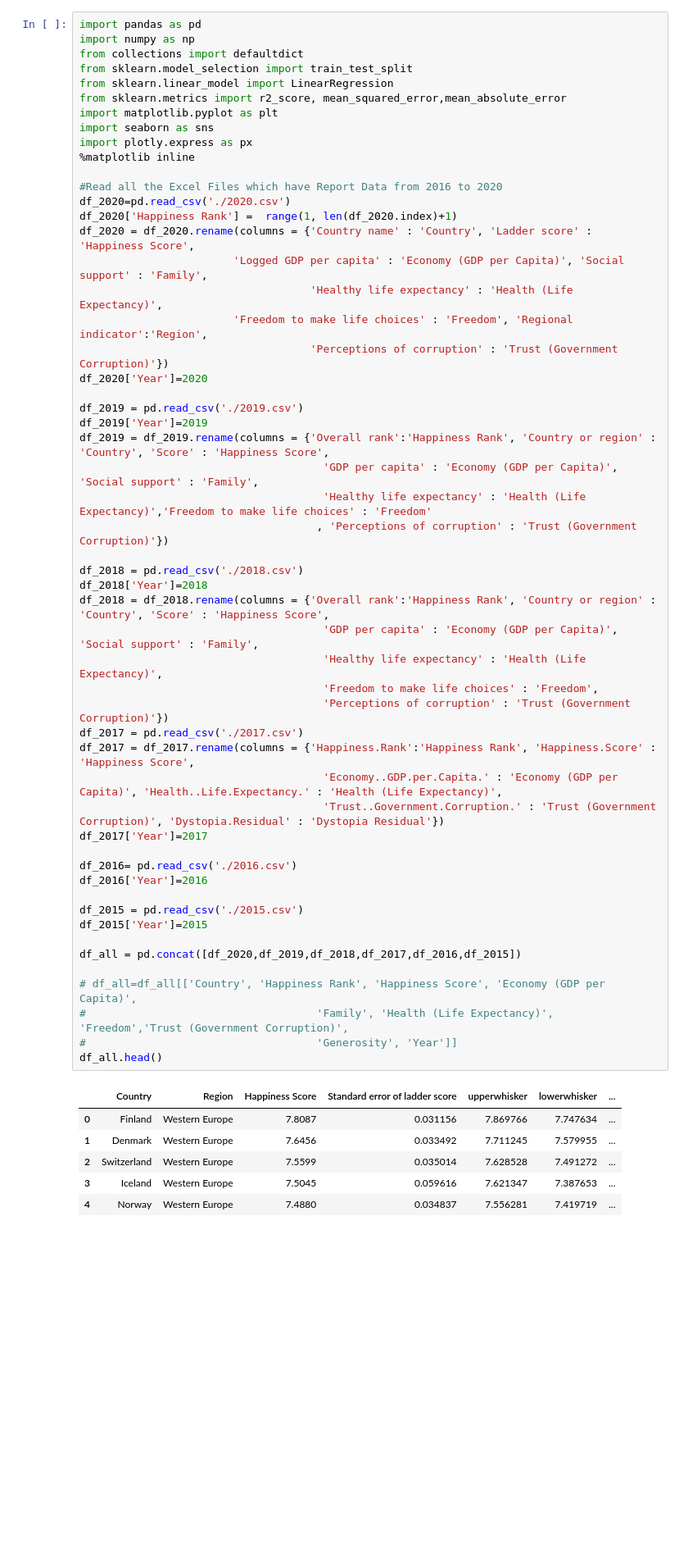
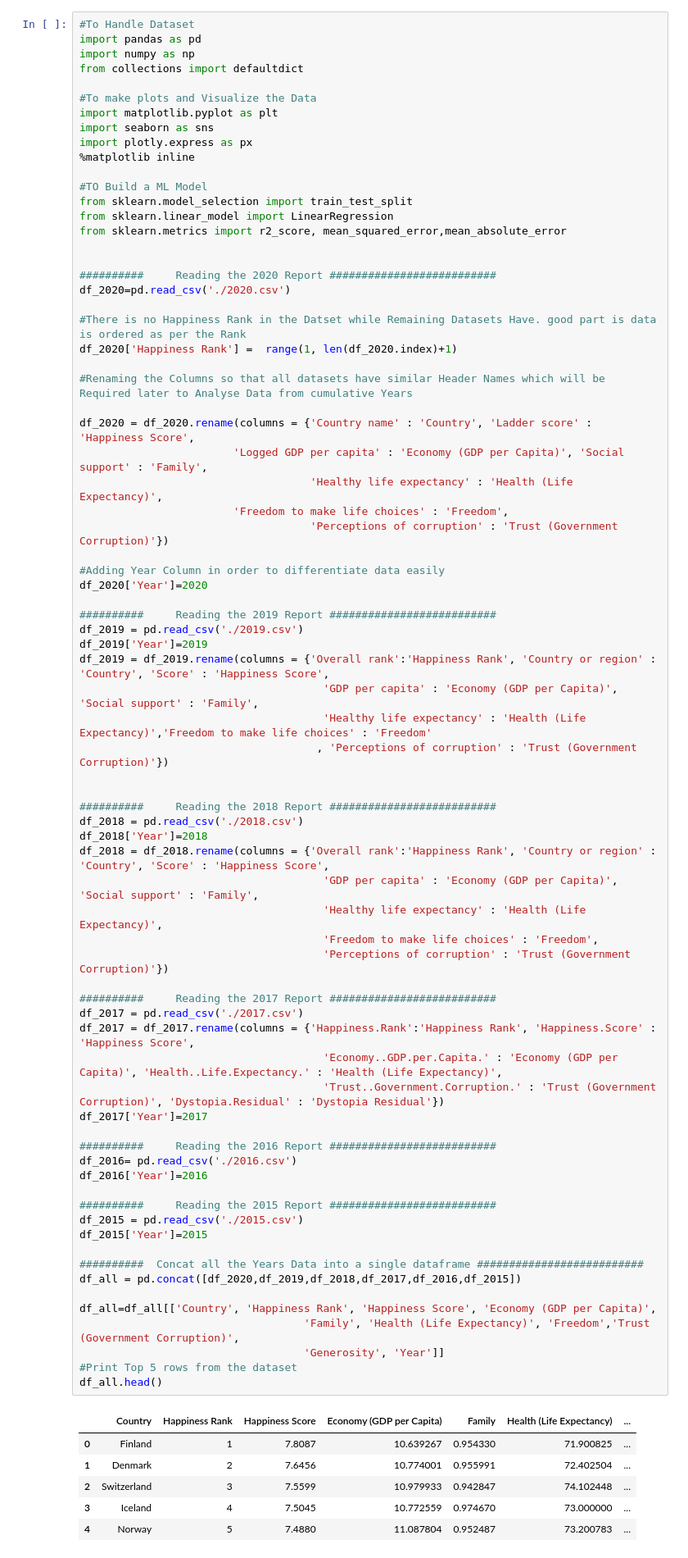
Before and after one commit to sunkusowmyasree/World-Happiness-Report, a Jupyter notebook: Trust in Government.ipynb, the cells around one changed output. Shown at 82% size. Drawn from its saved outputs; the diff is of its cells as text; blank space fills up the shorter version.

```diff
--- a/Trust in Government.ipynb
+++ b/Trust in Government.ipynb
@@ -1,61 +1,83 @@
 # %%
+#To Handle Dataset
 import pandas as pd
 import numpy as np
 from collections import defaultdict
-from sklearn.model_selection import train_test_split
-from sklearn.linear_model import LinearRegression
-from sklearn.metrics import r2_score, mean_squared_error,mean_absolute_error
+
+#To make plots and Visualize the Data
 import matplotlib.pyplot as plt
 import seaborn as sns
 import plotly.express as px
 %matplotlib inline
 
-#Read all the Excel Files which have Report Data from 2016 to 2020
+#TO Build a ML Model
+from sklearn.model_selection import train_test_split
+from sklearn.linear_model import LinearRegression
+from sklearn.metrics import r2_score, mean_squared_error,mean_absolute_error
+
+
+##########     Reading the 2020 Report ##########################
 df_2020=pd.read_csv('./2020.csv')
+
+#There is no Happiness Rank in the Datset while Remaining Datasets Have. good part is data is ordered as per the Rank
 df_2020['Happiness Rank'] =  range(1, len(df_2020.index)+1)
+
+#Renaming the Columns so that all datasets have similar Header Names which will be Required later to Analyse Data from cumulative Years
+
 df_2020 = df_2020.rename(columns = {'Country name' : 'Country', 'Ladder score' : 'Happiness Score',
                         'Logged GDP per capita' : 'Economy (GDP per Capita)', 'Social support' : 'Family',
                                     'Healthy life expectancy' : 'Health (Life Expectancy)',
-                        'Freedom to make life choices' : 'Freedom', 'Regional indicator':'Region',
+                        'Freedom to make life choices' : 'Freedom',
                                     'Perceptions of corruption' : 'Trust (Government Corruption)'})
+
+#Adding Year Column in order to differentiate data easily
 df_2020['Year']=2020
 
+##########     Reading the 2019 Report ##########################
 df_2019 = pd.read_csv('./2019.csv')
 df_2019['Year']=2019
 df_2019 = df_2019.rename(columns = {'Overall rank':'Happiness Rank', 'Country or region' : 'Country', 'Score' : 'Happiness Score',
                                       'GDP per capita' : 'Economy (GDP per Capita)', 'Social support' : 'Family',
                                       'Healthy life expectancy' : 'Health (Life Expectancy)','Freedom to make life choices' : 'Freedom'
                                      , 'Perceptions of corruption' : 'Trust (Government Corruption)'})
 
+
+##########     Reading the 2018 Report ##########################
 df_2018 = pd.read_csv('./2018.csv')
 df_2018['Year']=2018
 df_2018 = df_2018.rename(columns = {'Overall rank':'Happiness Rank', 'Country or region' : 'Country', 'Score' : 'Happiness Score',
                                       'GDP per capita' : 'Economy (GDP per Capita)', 'Social support' : 'Family',
                                       'Healthy life expectancy' : 'Health (Life Expectancy)',
                                       'Freedom to make life choices' : 'Freedom',
                                       'Perceptions of corruption' : 'Trust (Government Corruption)'})
+
+##########     Reading the 2017 Report ##########################
 df_2017 = pd.read_csv('./2017.csv')
 df_2017 = df_2017.rename(columns = {'Happiness.Rank':'Happiness Rank', 'Happiness.Score' : 'Happiness Score',
                                       'Economy..GDP.per.Capita.' : 'Economy (GDP per Capita)', 'Health..Life.Expectancy.' : 'Health (Life Expectancy)',
                                       'Trust..Government.Corruption.' : 'Trust (Government Corruption)', 'Dystopia.Residual' : 'Dystopia Residual'})
 df_2017['Year']=2017
 
+##########     Reading the 2016 Report ##########################
 df_2016= pd.read_csv('./2016.csv')
 df_2016['Year']=2016
 
+##########     Reading the 2015 Report ##########################
 df_2015 = pd.read_csv('./2015.csv')
 df_2015['Year']=2015
 
+##########  Concat all the Years Data into a single dataframe ##########################
 df_all = pd.concat([df_2020,df_2019,df_2018,df_2017,df_2016,df_2015])
 
-# df_all=df_all[['Country', 'Happiness Rank', 'Happiness Score', 'Economy (GDP per Capita)',
-#                                    'Family', 'Health (Life Expectancy)', 'Freedom','Trust (Government Corruption)',
-#                                    'Generosity', 'Year']]
+df_all=df_all[['Country', 'Happiness Rank', 'Happiness Score', 'Economy (GDP per Capita)',
+                                   'Family', 'Health (Life Expectancy)', 'Freedom','Trust (Government Corruption)',
+                                   'Generosity', 'Year']]
+#Print Top 5 rows from the dataset
 df_all.head()
 # %% [output]
-|  | Country | Region | Happiness Score | Standard error of ladder score | upperwhisker | lowerwhisker | ... |
-| 0 | Finland | Western Europe | 7.8087 | 0.031156 | 7.869766 | 7.747634 | ... |
-| 1 | Denmark | Western Europe | 7.6456 | 0.033492 | 7.711245 | 7.579955 | ... |
-| 2 | Switzerland | Western Europe | 7.5599 | 0.035014 | 7.628528 | 7.491272 | ... |
-| 3 | Iceland | Western Europe | 7.5045 | 0.059616 | 7.621347 | 7.387653 | ... |
-| 4 | Norway | Western Europe | 7.4880 | 0.034837 | 7.556281 | 7.419719 | ... |
+|  | Country | Happiness Rank | Happiness Score | Economy (GDP per Capita) | Family | Health (Life Expectancy) | ... |
+| 0 | Finland | 1 | 7.8087 | 10.639267 | 0.954330 | 71.900825 | ... |
+| 1 | Denmark | 2 | 7.6456 | 10.774001 | 0.955991 | 72.402504 | ... |
+| 2 | Switzerland | 3 | 7.5599 | 10.979933 | 0.942847 | 74.102448 | ... |
+| 3 | Iceland | 4 | 7.5045 | 10.772559 | 0.974670 | 73.000000 | ... |
+| 4 | Norway | 5 | 7.4880 | 11.087804 | 0.952487 | 73.200783 | ... |
```
Also changed, not shown: parts of 9 cells of this notebook, 3 other files.
